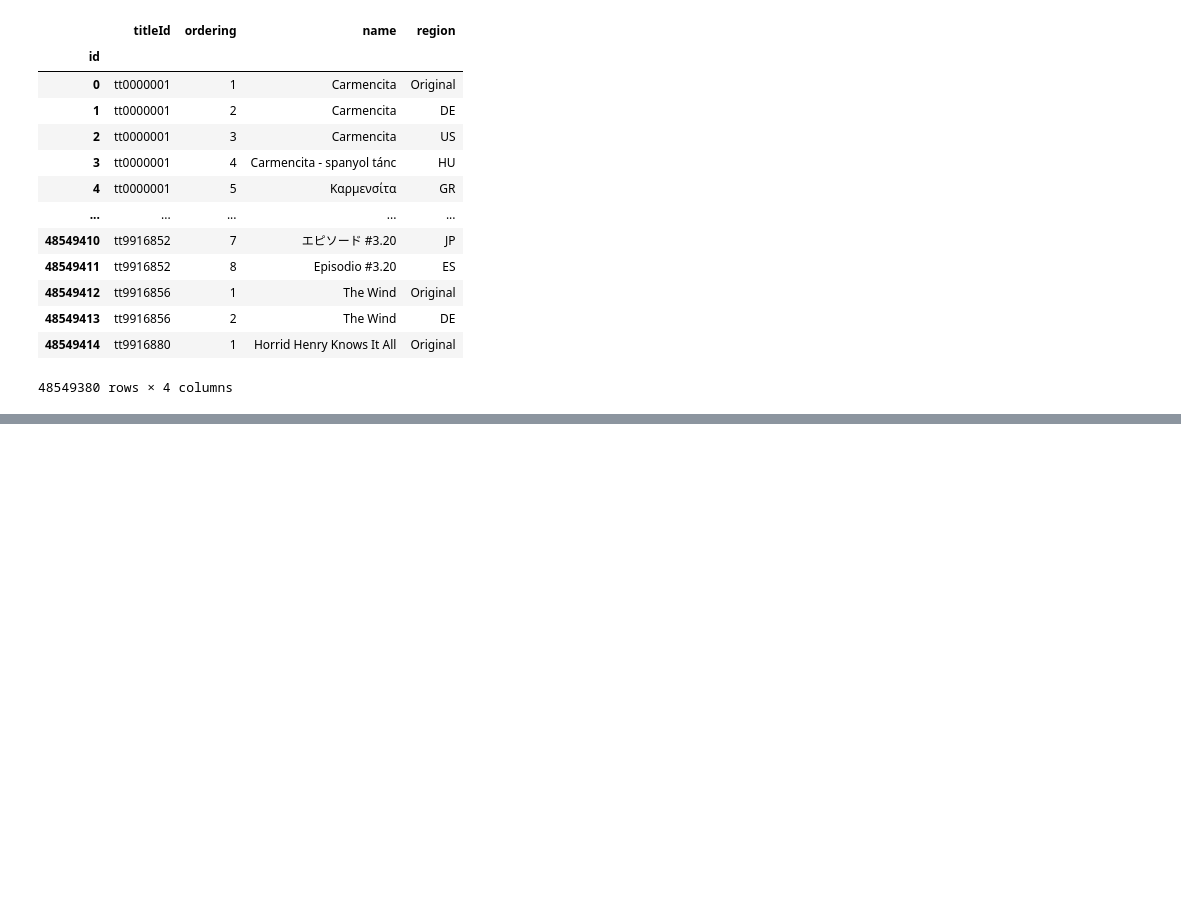
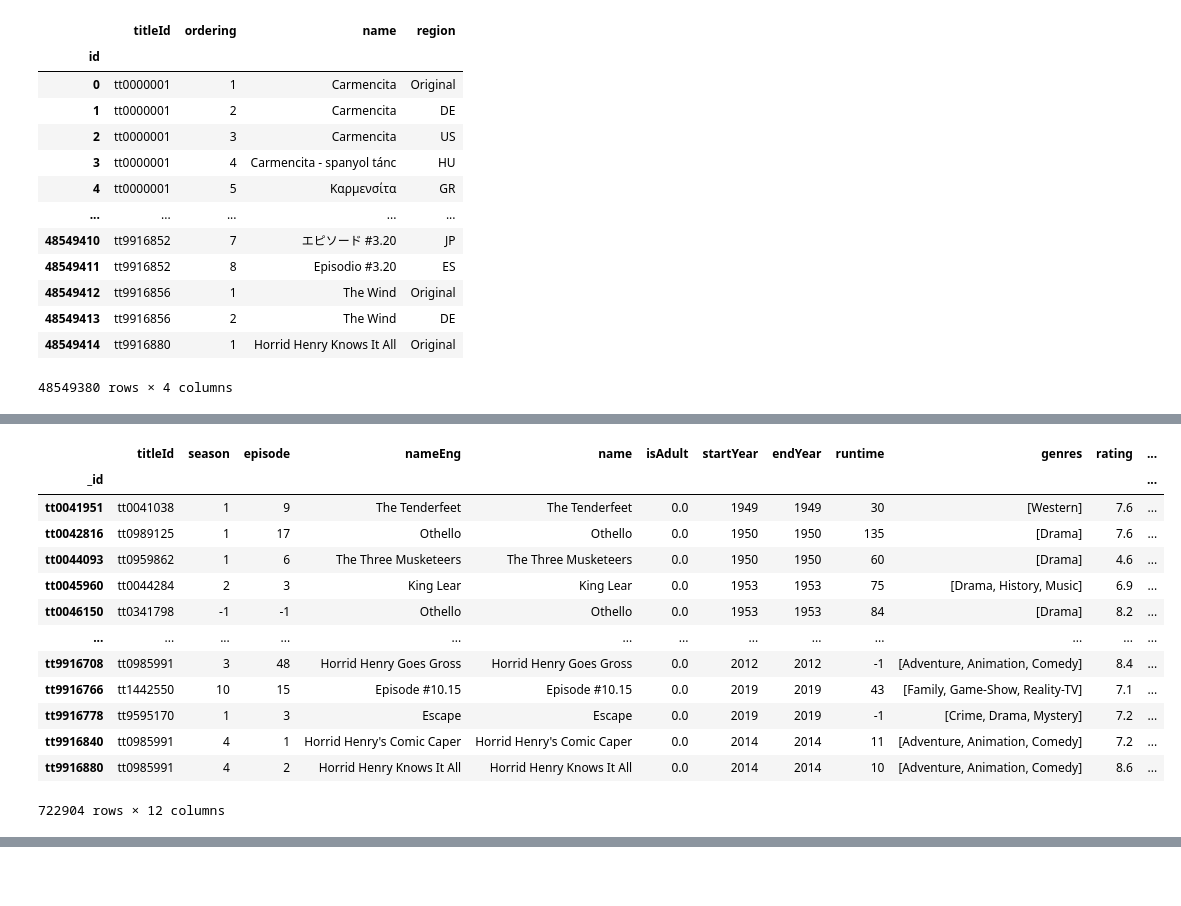
Before and after one commit to danieljaderpellattiero/unive-imdb, a Jupyter notebook: csv_formatter.ipynb, the cells around one changed output, grey strips where cells are left out. Drawn from its saved outputs; the diff is of its cells as text; code cells hidden in the pictures; blank space fills up the shorter version.

```diff
--- a/csv_formatter.ipynb
+++ b/csv_formatter.ipynb
@@ -332,0 +456,7 @@ title_aka
+# %%
+title_episode=title_episode.merge(title_basics_ratings_episode, left_index=True,right_index=True)
+# %%
+title_episode.drop(['titleType'],axis=1,inplace=True)
+# %%
+title_episode.rename(columns={'parentTconst':'titleId','seasonNumber':'season','episodeNumber':'episode'},inplace=True)
+title_episode.index.name='id'
@@ -332,0 +479,3 @@ title_aka
+# %%
+title_episode["season"]=title_episode["season"].fillna(-1).astype(int)
+title_episode["episode"]=title_episode["episode"].fillna(-1).astype(int)
@@ -332,0 +704,18 @@ title_aka
+# %%
+title_episode.index.name='_id'
+title_episode
+# %% [output]
+|  | titleId | season | episode | nameEng | name | isAdult | startYear | endYear | runtime | genres | rating | ... |
+| _id |  |  |  |  |  |  |  |  |  |  |  | ... |
+| tt0041951 | tt0041038 | 1 | 9 | The Tenderfeet | The Tenderfeet | 0.0 | 1949 | 1949 | 30 | [Western] | 7.6 | ... |
+| tt0042816 | tt0989125 | 1 | 17 | Othello | Othello | 0.0 | 1950 | 1950 | 135 | [Drama] | 7.6 | ... |
+| tt0044093 | tt0959862 | 1 | 6 | The Three Musketeers | The Three Musketeers | 0.0 | 1950 | 1950 | 60 | [Drama] | 4.6 | ... |
+| tt0045960 | tt0044284 | 2 | 3 | King Lear | King Lear | 0.0 | 1953 | 1953 | 75 | [Drama, History, Music] | 6.9 | ... |
+| tt0046150 | tt0341798 | -1 | -1 | Othello | Othello | 0.0 | 1953 | 1953 | 84 | [Drama] | 8.2 | ... |
+| ... | ... | ... | ... | ... | ... | ... | ... | ... | ... | ... | ... | ... |
+| tt9916708 | tt0985991 | 3 | 48 | Horrid Henry Goes Gross | Horrid Henry Goes Gross | 0.0 | 2012 | 2012 | -1 | [Adventure, Animation, Comedy] | 8.4 | ... |
+| tt9916766 | tt1442550 | 10 | 15 | Episode #10.15 | Episode #10.15 | 0.0 | 2019 | 2019 | 43 | [Family, Game-Show, Reality-TV] | 7.1 | ... |
+| tt9916778 | tt9595170 | 1 | 3 | Escape | Escape | 0.0 | 2019 | 2019 | -1 | [Crime, Drama, Mystery] | 7.2 | ... |
+| tt9916840 | tt0985991 | 4 | 1 | Horrid Henry's Comic Caper | Horrid Henry's Comic Caper | 0.0 | 2014 | 2014 | 11 | [Adventure, Animation, Comedy] | 7.2 | ... |
+| tt9916880 | tt0985991 | 4 | 2 | Horrid Henry Knows It All | Horrid Henry Knows It All | 0.0 | 2014 | 2014 | 10 | [Adventure, Animation, Comedy] | 8.6 | ... |
+722904 rows × 12 columns
```
Also changed, not shown: parts of 51 cells of this notebook.
